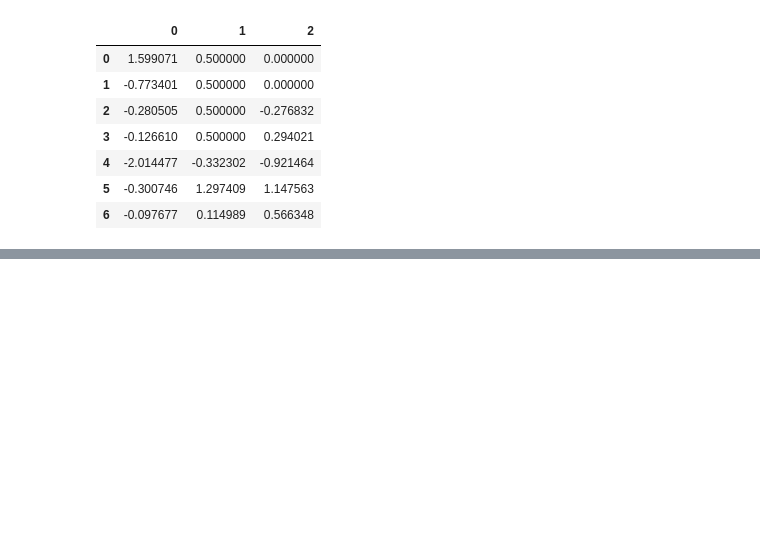
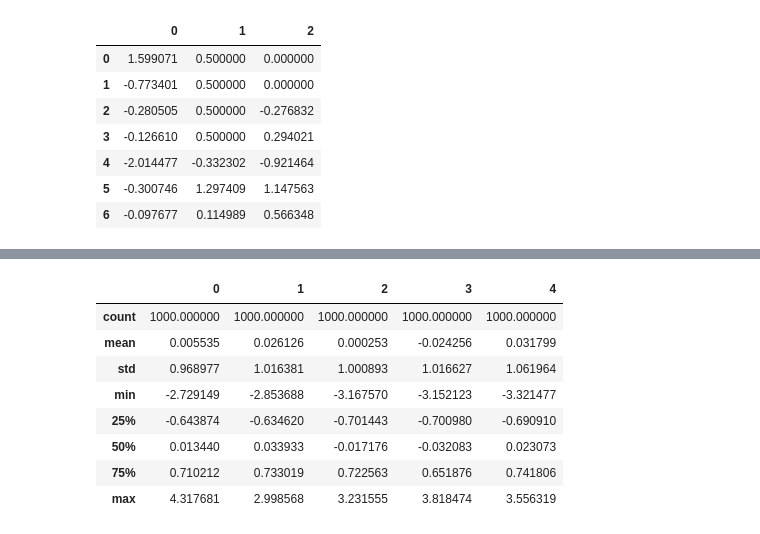
Before and after one commit to mhassandata/piaic_assignments, a Jupyter notebook: Pandas/pandas/pandas_from_book_example_chapter5-8.ipynb, the cells around one changed output, grey strips where cells are left out. Saved outputs shown, nothing was run; the diff lists cells and outputs as text; code cells hidden in the pictures; blank space fills up the shorter version.

```diff
--- a/Pandas/pandas/pandas_from_book_example_chapter5-8.ipynb
+++ b/Pandas/pandas/pandas_from_book_example_chapter5-8.ipynb
@@ -2031,0 +2051,12 @@ Length: 1000, dtype: int64
+# %%
+data.describe()
+# %% [output]
+|  | 0 | 1 | 2 | 3 | 4 |
+| count | 1000.000000 | 1000.000000 | 1000.000000 | 1000.000000 | 1000.000000 |
+| mean | 0.005535 | 0.026126 | 0.000253 | -0.024256 | 0.031799 |
+| std | 0.968977 | 1.016381 | 1.000893 | 1.016627 | 1.061964 |
+| min | -2.729149 | -2.853688 | -3.167570 | -3.152123 | -3.321477 |
+| 25% | -0.643874 | -0.634620 | -0.701443 | -0.700980 | -0.690910 |
+| 50% | 0.013440 | 0.033933 | -0.017176 | -0.032083 | 0.023073 |
+| 75% | 0.710212 | 0.733019 | 0.722563 | 0.651876 | 0.741806 |
+| max | 4.317681 | 2.998568 | 3.231555 | 3.818474 | 3.556319 |
```
Also changed, not shown: parts of 109 cells of this notebook.
